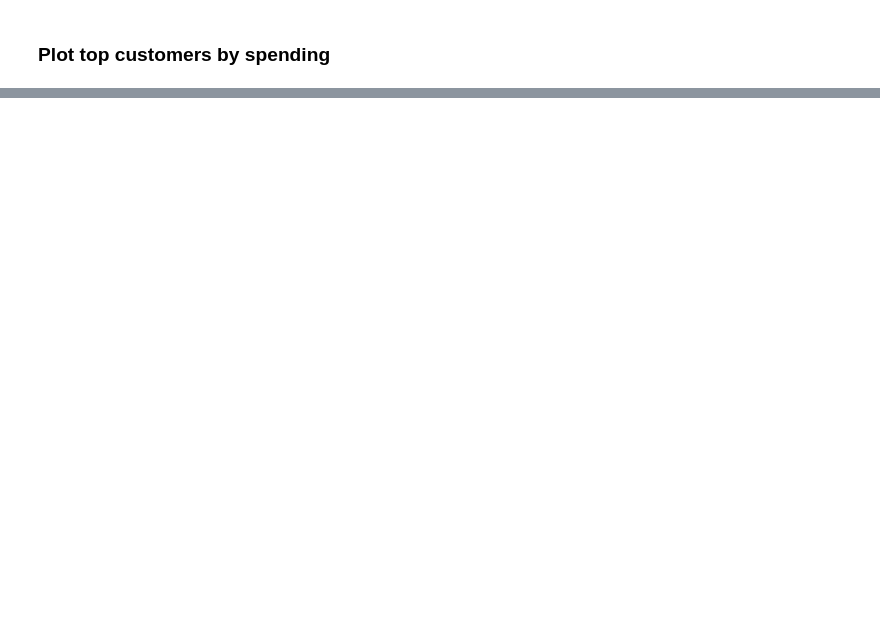
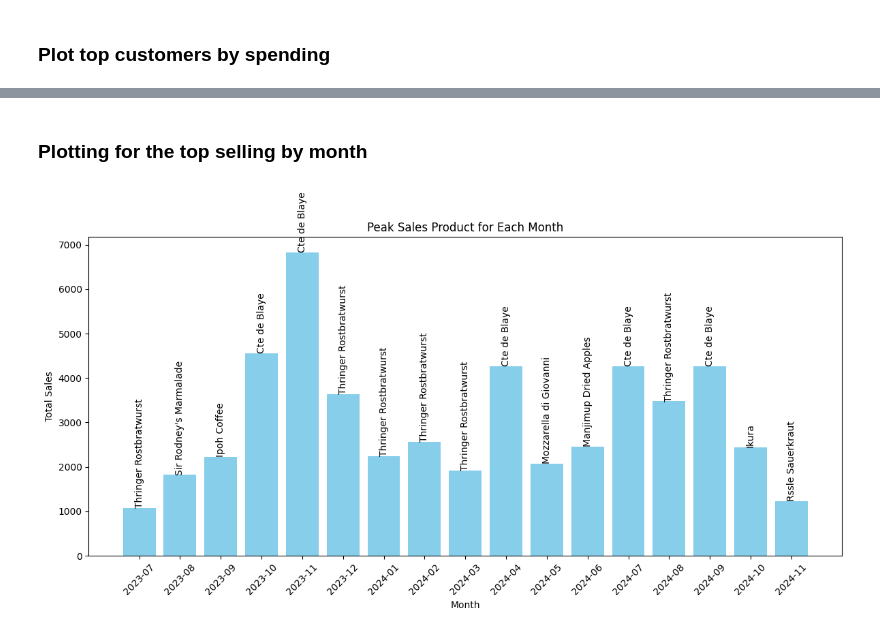
Before and after one commit to aronkidane014/Capstone_2, a Jupyter notebook: CapStone_2-checkpoint.ipynb, the cells around one changed output, grey strips where cells are left out. Cells and saved outputs as stored; diff of their text form; code cells hidden in the pictures; blank space fills up the shorter version.

```diff
--- a/CapStone_2-checkpoint.ipynb
+++ b/CapStone_2-checkpoint.ipynb
@@ -122,2 +122,13 @@ comparison.head(10)
 # %%
-transaction_data['Date'] = pd.to_datetime(transaction_data['Date'], errors='coerce')
+import datetime as dt
+
+# Get the current date
+today = dt.datetime.today()
+
+# Filter out transactions with dates in the future
+transaction_data['Date'] = pd.to_datetime(transaction_data['Date'], errors='coerce')  # Ensure date is in datetime format
+transaction_data = transaction_data[transaction_data['Date'] <= today]
+
+# Display the data after filtering
+print("Filtered Transaction Data Preview (No Future Dates):")
+print(transaction_data.head())
@@ -333,0 +396,14 @@ plt.show()
+# %%
+# Ensure 'Date' is in datetime format and create a 'Month' column
+transaction_data['Date'] = pd.to_datetime(transaction_data['Date'], errors='coerce')
+transaction_data['Month'] = transaction_data['Date'].dt.to_period('M')
+
+# Group by 'Month' and 'ProductName', summing 'OrderTotal' to get monthly sales per product
+monthly_product_sales = transaction_data.groupby(['Month', 'ProductName'])['OrderTotal'].sum().reset_index()
+
+# Find the product with the highest sales for each month
+peak_sales_summary = monthly_product_sales.loc[monthly_product_sales.groupby('Month')['OrderTotal'].idxmax()]
+
+# Display the peak product for each month
+print("Peak Sales Product for Each Month:")
+print(peak_sales_summary)
@@ -333,0 +430,18 @@ plt.show()
+# %% [markdown]
+### Plotting for the top selling by month
+# %%
+plt.figure(figsize=(12, 6))
+plt.bar(peak_sales_summary['Month'].astype(str), peak_sales_summary['OrderTotal'], color='skyblue')
+plt.xticks(rotation=45)
+plt.xlabel('Month')
+plt.ylabel('Total Sales')
+plt.title('Peak Sales Product for Each Month')
+plt.tight_layout()
+
+# Adding product names as labels on top of each bar
+for i, row in peak_sales_summary.iterrows():
+    plt.text(row['Month'].strftime('%Y-%m'), row['OrderTotal'], row['ProductName'], ha='center', va='bottom', rotation=90)
+
+plt.show()
+# %% [output]
+[figure, added]
```
Also changed, not shown: parts of 19 cells of this notebook, 2 other files.
